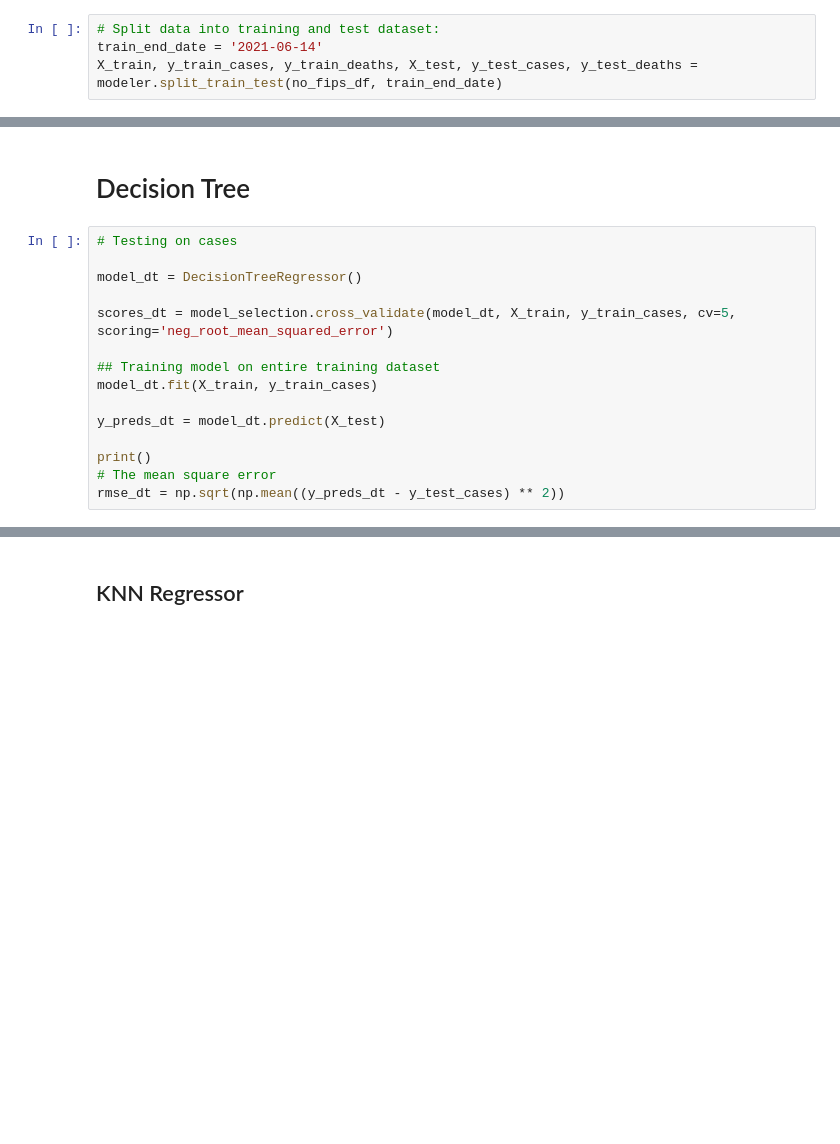
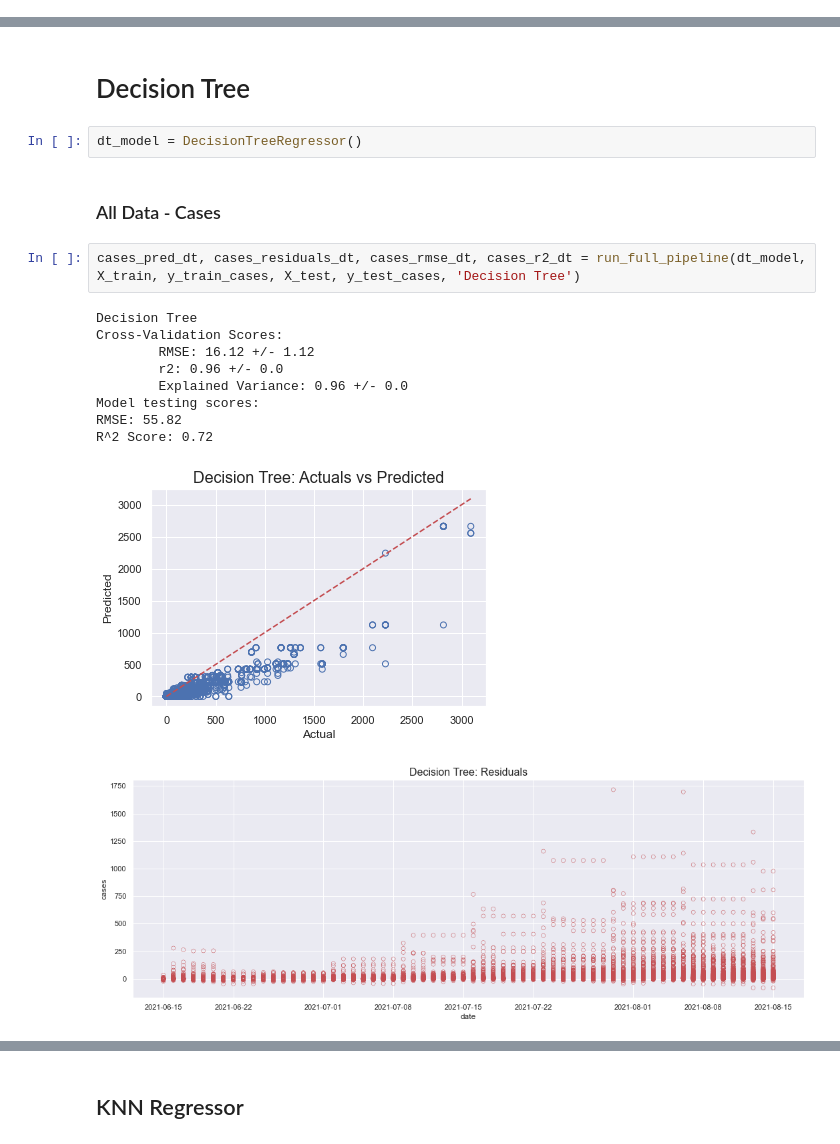
Before and after one commit to ehmartens/cs5644-project, a Jupyter notebook: Modeling Notebook.ipynb, the cells around one changed output, grey strips where cells are left out. Drawn from its saved outputs; the diff is of its cells as text; blank space fills up the shorter version.

```diff
--- a/Modeling Notebook.ipynb
+++ b/Modeling Notebook.ipynb
@@ -186,4 +149,0 @@ no_fips_df = df.drop([c for c in df.columns if c[:4] == 'FIPS'], axis=1)
-# %%
-# Split data into training and test dataset:
-train_end_date = '2021-06-14'
-X_train, y_train_cases, y_train_deaths, X_test, y_test_cases, y_test_deaths = modeler.split_train_test(no_fips_df, train_end_date)
@@ -222,17 +179,19 @@ deaths_preds, deaths_residuals, deaths_rmse, deaths_r2 = run_full_pipeline(lm_mo
 # %% [markdown]
 # Decision Tree
-# %%
-# Testing on cases
-
-model_dt = DecisionTreeRegressor()
-
-scores_dt = model_selection.cross_validate(model_dt, X_train, y_train_cases, cv=5, scoring='neg_root_mean_squared_error')
-
-## Training model on entire training dataset
-model_dt.fit(X_train, y_train_cases)
-
-y_preds_dt = model_dt.predict(X_test)
-
-print()
-# The mean square error
-rmse_dt = np.sqrt(np.mean((y_preds_dt - y_test_cases) ** 2))
+# %%
+dt_model = DecisionTreeRegressor()
+# %% [markdown]
+### All Data - Cases
+# %%
+cases_pred_dt, cases_residuals_dt, cases_rmse_dt, cases_r2_dt = run_full_pipeline(dt_model, X_train, y_train_cases, X_test, y_test_cases, 'Decision Tree')
+# %% [output]
+Decision Tree
+Cross-Validation Scores:
+        RMSE: 16.12 +/- 1.12
+        r2: 0.96 +/- 0.0
+        Explained Variance: 0.96 +/- 0.0
+Model testing scores:
+RMSE: 55.82
+R^2 Score: 0.72
+[figure, added]
+[figure, added]
```
Also changed, not shown: parts of 36 cells of this notebook.
